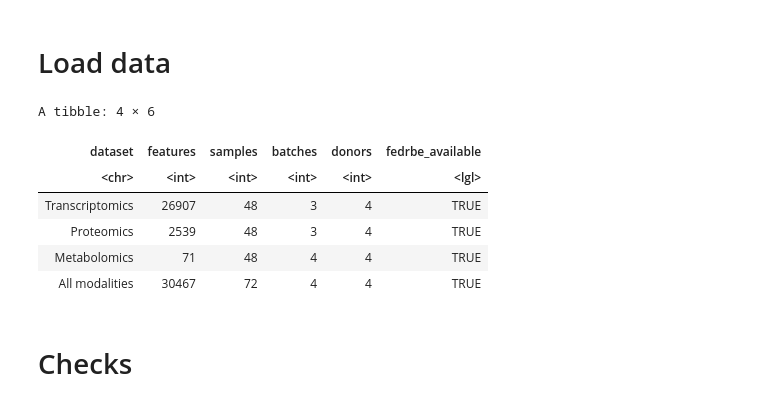
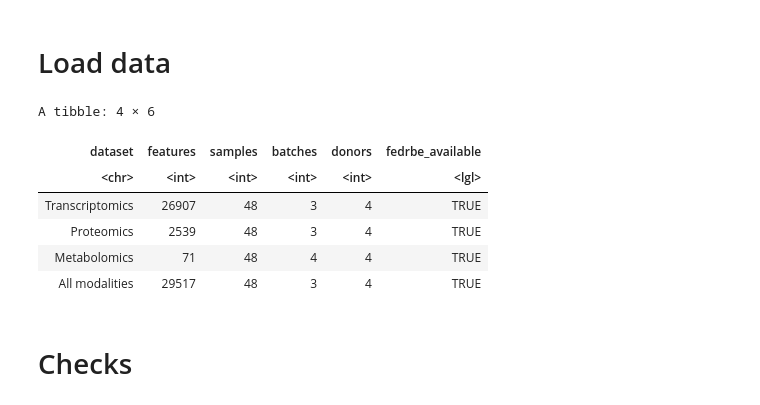
Before and after one commit to Freddsle/fedRBE, a Jupyter notebook: evaluation/evaluation_multiomics.ipynb, the cells around one changed output. Drawn from its saved outputs; the diff is of its cells as text; code cells hidden in the pictures.

```diff
--- a/evaluation/evaluation_multiomics.ipynb
+++ b/evaluation/evaluation_multiomics.ipynb
@@ -32,7 +14,6 @@ condition_palette <- c("#44abe7", "#c55702", "#009E73", "#F0E442")
 # Load data
 # %%
 data_path <- "../evaluation_data/multiomics/"
-clust_path <- "../evaluation_clusterization_after_correction/real_datasets/multiomics/"
 modalities <- c("Transcriptomics", "Proteomics", "Metabolomics")
 donor_levels <- c("D5", "D6", "F7", "M8")
 
@@ -82,18 +63,20 @@ load_modality_data <- function(modality) {
 
 load_combined_data <- function() {
     metadata <- read.csv(
-        paste0(clust_path, "prepared/metadata.tsv"),
+        paste0(data_path, "after/all_modalities_metadata.tsv"),
         sep = "	", header = TRUE, check.names = FALSE
     ) %>%
         mutate(
+            file = pseudo_sample,
+            lab = client,
             condition = factor(condition, levels = donor_levels),
             lab = factor(lab)
         )
     rownames(metadata) <- metadata$file
 
-    central_uncorrected <- read_feature_matrix(paste0(clust_path, "prepared/before_matrix.tsv"))
-    central_corrected <- read_feature_matrix(paste0(clust_path, "prepared/corrected_matrix.tsv"))
-    fed_path <- paste0(clust_path, "prepared/corrected_fedrbe_matrix.tsv")
+    central_uncorrected <- read_feature_matrix(paste0(data_path, "after/all_modalities_before_kmeans_matrix.tsv"))
+    central_corrected <- read_feature_matrix(paste0(data_path, "after/all_modalities_corrected_kmeans_matrix.tsv"))
+    fed_path <- paste0(data_path, "after/all_modalities_fedsim_kmeans_matrix.tsv")
     fed_corrected <- if (file.exists(fed_path)) read_feature_matrix(fed_path) else NULL
 
     central_uncorrected <- central_uncorrected[, rownames(metadata), drop = FALSE]
@@ -116,35 +99,35 @@ combined <- load_combined_data()
 
 dataset_summary <- bind_rows(
     lapply(names(multiomics_data), function(modality) {
         data <- multiomics_data[[modality]]
         tibble(
             dataset = modality,
             features = nrow(data$central_uncorrected),
             samples = ncol(data$central_uncorrected),
             batches = n_distinct(data$metadata$lab),
             donors = n_distinct(data$metadata$condition),
             fedrbe_available = !is.null(data$fed_corrected)
         )
     }),
     tibble(
         dataset = "All modalities",
         features = nrow(combined$central_uncorrected),
         samples = ncol(combined$central_uncorrected),
         batches = n_distinct(combined$metadata$lab),
         donors = n_distinct(combined$metadata$condition),
         fedrbe_available = !is.null(combined$fed_corrected)
     )
+
 )
-
 dataset_summary
 # %% [output]
 A tibble: 4 × 6
 | dataset | features | samples | batches | donors | fedrbe_available |
 | <chr> | <int> | <int> | <int> | <int> | <lgl> |
 | Transcriptomics | 26907 | 48 | 3 | 4 | TRUE |
 | Proteomics | 2539 | 48 | 3 | 4 | TRUE |
 | Metabolomics | 71 | 48 | 4 | 4 | TRUE |
-| All modalities | 30467 | 72 | 4 | 4 | TRUE |
+| All modalities | 29517 | 48 | 3 | 4 | TRUE |
 # %% [markdown]
 # Checks
 # %% [markdown]
```
Also changed, not shown: parts of 5 cells of this notebook, 3 other files.
